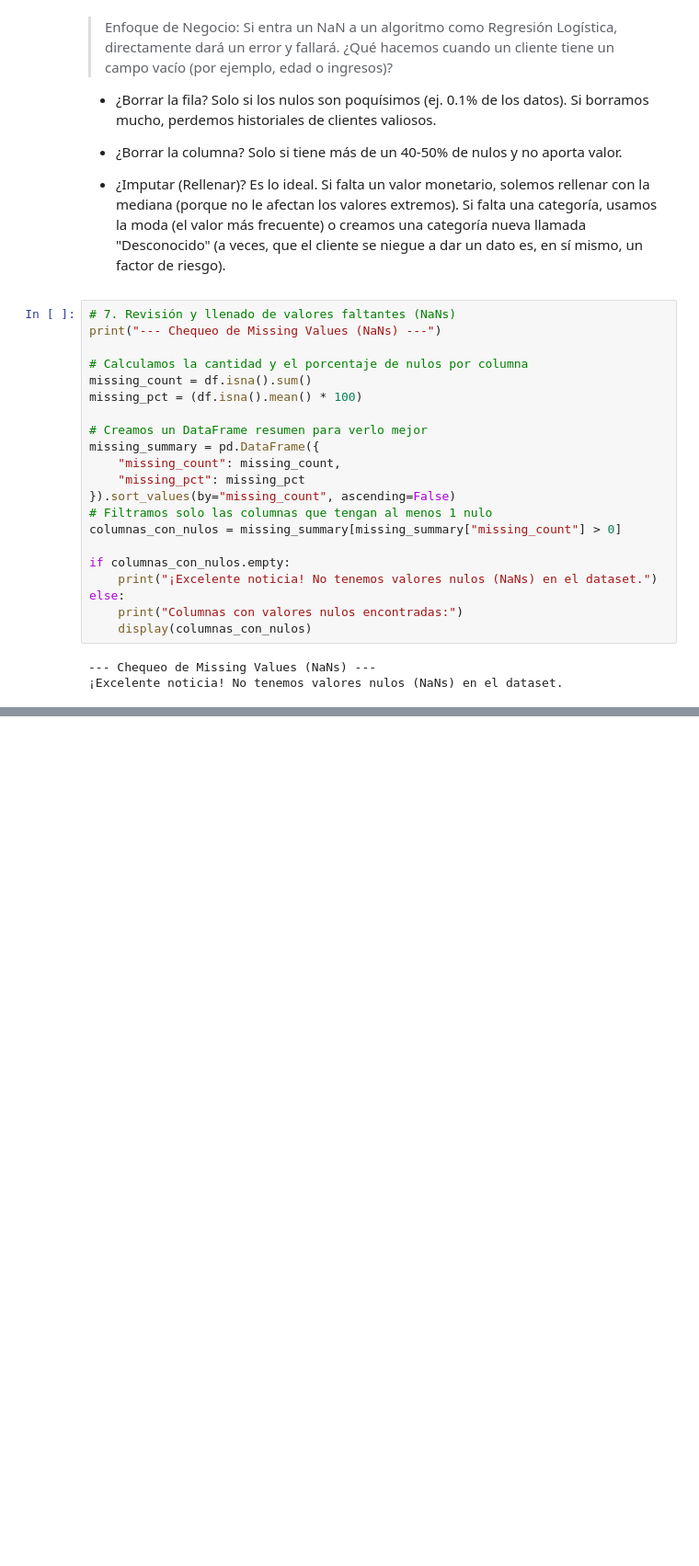
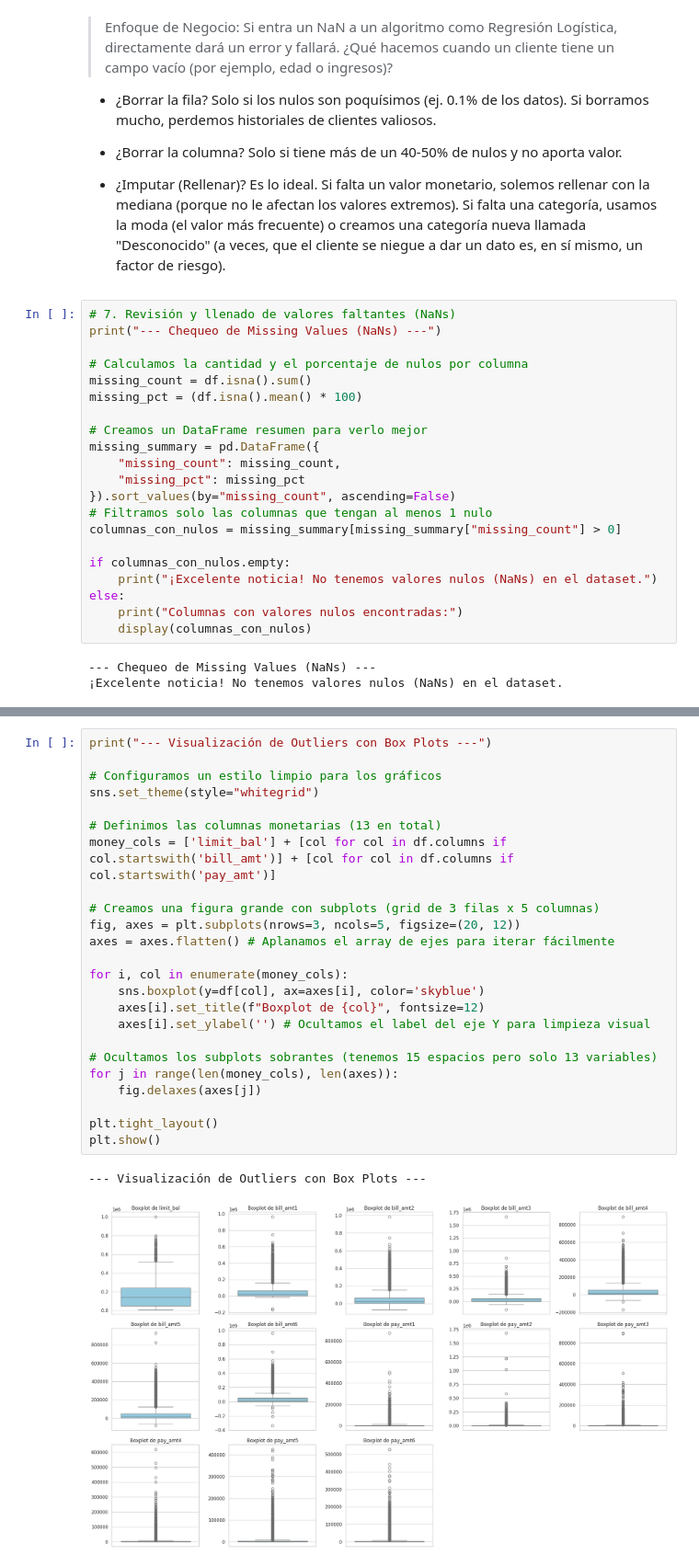
Before and after one commit to Emanuel-TC/preparacion_limpieza_datos, a Jupyter notebook: notebook_principal.ipynb, the cells around one changed output, grey strips where cells are left out. Shown at 92% size. Drawn from its saved outputs; the diff is of its cells as text; blank space fills up the shorter version.

Commit message:
[feat] visualizacion de outliers mediante boxplots

```diff
--- a/notebook_principal.ipynb
+++ b/notebook_principal.ipynb
@@ -230,0 +224,27 @@ else:
+# %%
+print("--- Visualización de Outliers con Box Plots ---")
+
+# Configuramos un estilo limpio para los gráficos
+sns.set_theme(style="whitegrid")
+
+# Definimos las columnas monetarias (13 en total)
+money_cols = ['limit_bal'] + [col for col in df.columns if col.startswith('bill_amt')] + [col for col in df.columns if col.startswith('pay_amt')]
+
+# Creamos una figura grande con subplots (grid de 3 filas x 5 columnas)
+fig, axes = plt.subplots(nrows=3, ncols=5, figsize=(20, 12))
+axes = axes.flatten() # Aplanamos el array de ejes para iterar fácilmente
+
+for i, col in enumerate(money_cols):
+    sns.boxplot(y=df[col], ax=axes[i], color='skyblue')
+    axes[i].set_title(f"Boxplot de {col}", fontsize=12)
+    axes[i].set_ylabel('') # Ocultamos el label del eje Y para limpieza visual
+
+# Ocultamos los subplots sobrantes (tenemos 15 espacios pero solo 13 variables)
+for j in range(len(money_cols), len(axes)):
+    fig.delaxes(axes[j])
+
+plt.tight_layout()
+plt.show()
+# %% [output]
+--- Visualización de Outliers con Box Plots ---
+[figure, added]
```
Also changed, not shown: parts of 12 cells of this notebook.
